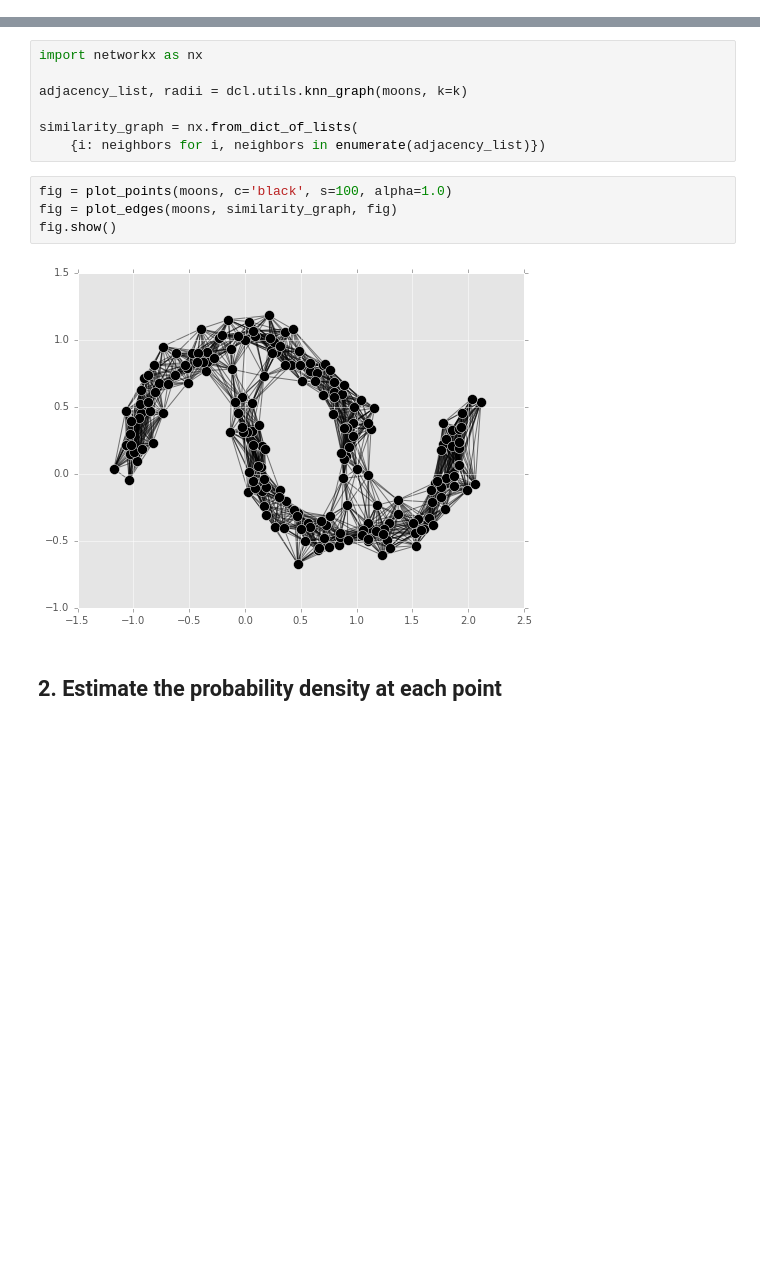
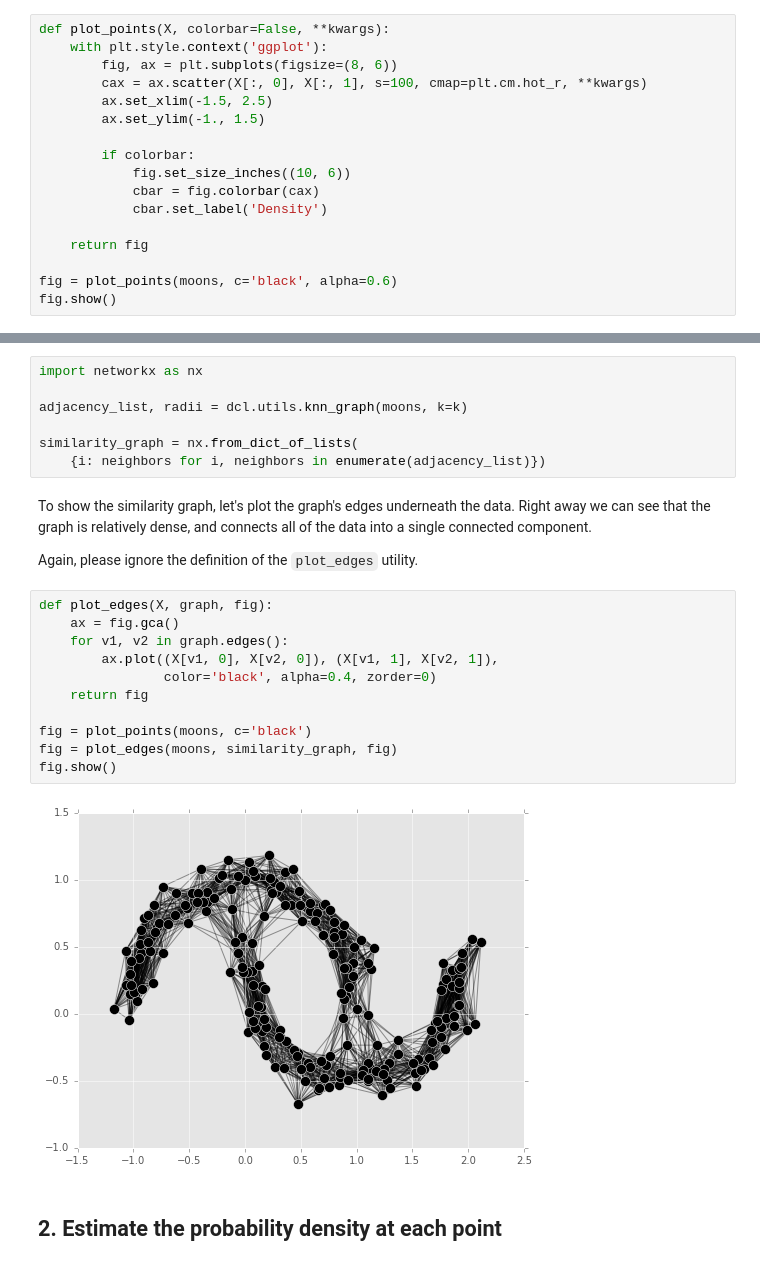
Before and after one commit to CoAxLab/DeBaCl, a Jupyter notebook: examples/what_are_level_set_trees.ipynb, the cells around one changed output, grey strips where cells are left out. Cells and saved outputs as stored; diff of their text form; blank space fills up the shorter version.

```diff
--- a/examples/what_are_level_set_trees.ipynb
+++ b/examples/what_are_level_set_trees.ipynb
@@ -48,0 +30,17 @@ fig.show()
+# %%
+def plot_points(X, colorbar=False, **kwargs):
+    with plt.style.context('ggplot'):
+        fig, ax = plt.subplots(figsize=(8, 6))
+        cax = ax.scatter(X[:, 0], X[:, 1], s=100, cmap=plt.cm.hot_r, **kwargs)
+        ax.set_xlim(-1.5, 2.5)
+        ax.set_ylim(-1., 1.5)
+
+        if colorbar:
+            fig.set_size_inches((10, 6))
+            cbar = fig.colorbar(cax)
+            cbar.set_label('Density')
+
+    return fig
+
+fig = plot_points(moons, c='black', alpha=0.6)
+fig.show()
@@ -94,12 +94,23 @@ adjacency_list, radii = dcl.utils.knn_graph(moons, k=k)
 
 similarity_graph = nx.from_dict_of_lists(
     {i: neighbors for i, neighbors in enumerate(adjacency_list)})
-# %%
-fig = plot_points(moons, c='black', s=100, alpha=1.0)
-fig = plot_edges(moons, similarity_graph, fig)
-fig.show()
-# %% [output]
-[figure, removed]
+# %% [markdown]
+To show the similarity graph, let's plot the graph's edges underneath the data. Right away we can see that the graph is relatively dense, and connects all of the data into a single connected component.
+
+Again, please ignore the definition of the `plot_edges` utility.
+# %%
+def plot_edges(X, graph, fig):
+    ax = fig.gca()
+    for v1, v2 in graph.edges():
+        ax.plot((X[v1, 0], X[v2, 0]), (X[v1, 1], X[v2, 1]),
+                color='black', alpha=0.4, zorder=0)
+    return fig
+
+fig = plot_points(moons, c='black')
+fig = plot_edges(moons, similarity_graph, fig)
+fig.show()
+# %% [output]
+[figure, added]
 # %% [markdown]
 ## 2. Estimate the probability density at each point
 # %% [markdown]
```
Also changed, not shown: parts of 31 cells of this notebook.
